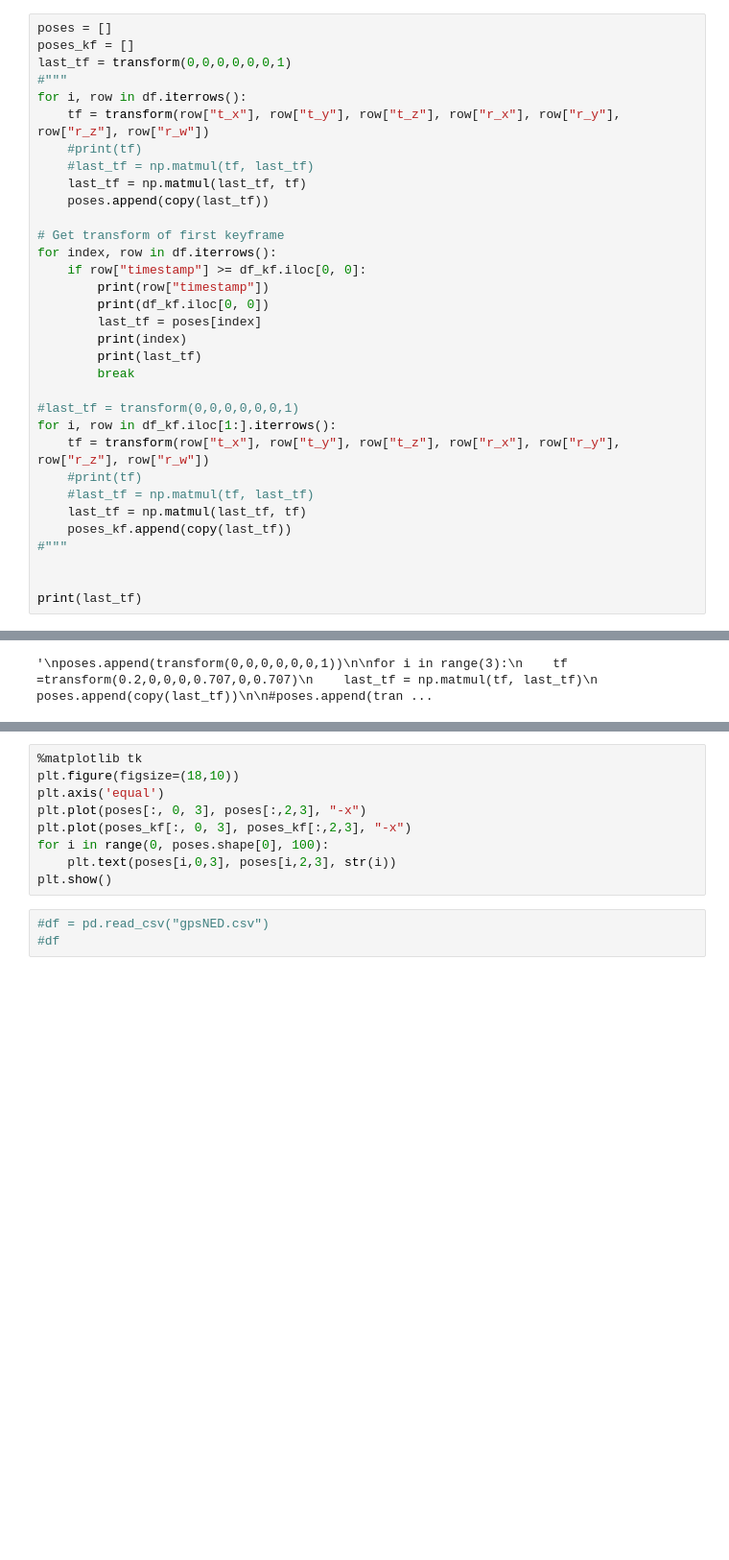
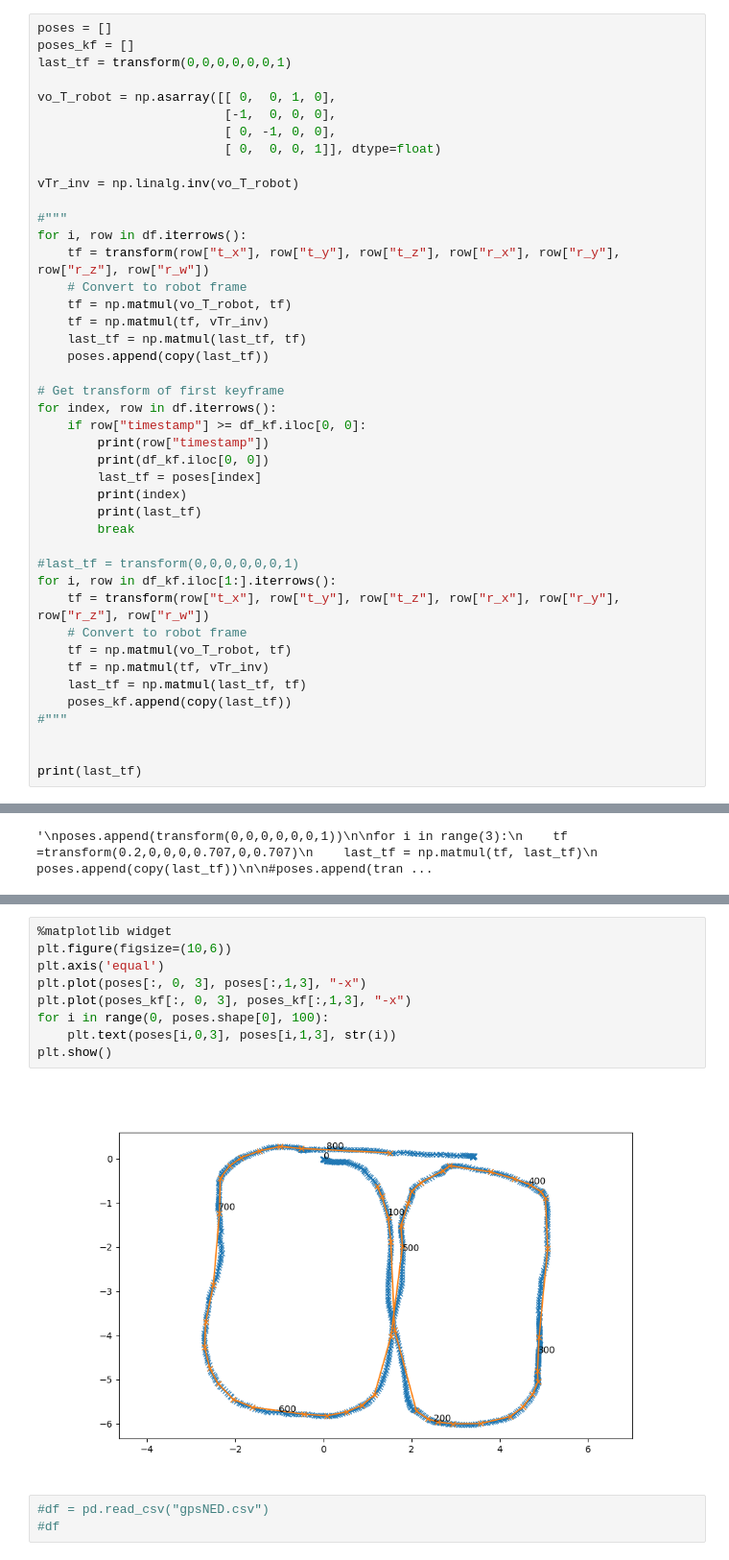
Before and after one commit to tbabluct/gtsam-jupyter, a Jupyter notebook: plot_vo.ipynb, the cells around one changed output, grey strips where cells are left out. Shown at 96% size. Saved outputs shown, nothing was run; the diff lists cells and outputs as text; blank space fills up the shorter version.

```diff
--- a/plot_vo.ipynb
+++ b/plot_vo.ipynb
@@ -56,11 +56,20 @@ df_kf
 poses = []
 poses_kf = []
 last_tf = transform(0,0,0,0,0,0,1)
+
+vo_T_robot = np.asarray([[ 0,  0, 1, 0],
+                         [-1,  0, 0, 0],
+                         [ 0, -1, 0, 0],
+                         [ 0,  0, 0, 1]], dtype=float)
+
+vTr_inv = np.linalg.inv(vo_T_robot)
+
 #"""
 for i, row in df.iterrows():
     tf = transform(row["t_x"], row["t_y"], row["t_z"], row["r_x"], row["r_y"], row["r_z"], row["r_w"])
-    #print(tf)
-    #last_tf = np.matmul(tf, last_tf)
+    # Convert to robot frame
+    tf = np.matmul(vo_T_robot, tf)
+    tf = np.matmul(tf, vTr_inv)
     last_tf = np.matmul(last_tf, tf)
     poses.append(copy(last_tf))
 
@@ -77,8 +86,9 @@ for index, row in df.iterrows():
 #last_tf = transform(0,0,0,0,0,0,1)
 for i, row in df_kf.iloc[1:].iterrows():
     tf = transform(row["t_x"], row["t_y"], row["t_z"], row["r_x"], row["r_y"], row["r_z"], row["r_w"])
-    #print(tf)
-    #last_tf = np.matmul(tf, last_tf)
+    # Convert to robot frame
+    tf = np.matmul(vo_T_robot, tf)
+    tf = np.matmul(tf, vTr_inv)
     last_tf = np.matmul(last_tf, tf)
     poses_kf.append(copy(last_tf))
 #"""
@@ -124,12 +134,14 @@ poses_kf.shape
 # %%
-%matplotlib tk
-plt.figure(figsize=(18,10))
+%matplotlib widget
+plt.figure(figsize=(10,6))
 plt.axis('equal')
-plt.plot(poses[:, 0, 3], poses[:,2,3], "-x")
-plt.plot(poses_kf[:, 0, 3], poses_kf[:,2,3], "-x")
+plt.plot(poses[:, 0, 3], poses[:,1,3], "-x")
+plt.plot(poses_kf[:, 0, 3], poses_kf[:,1,3], "-x")
 for i in range(0, poses.shape[0], 100):
-    plt.text(poses[i,0,3], poses[i,2,3], str(i))
+    plt.text(poses[i,0,3], poses[i,1,3], str(i))
 plt.show()
+# %% [output]
+[figure, added]
 # %%
 #df = pd.read_csv("gpsNED.csv")
 #df
```
Also changed, not shown: parts of 5 cells of this notebook, 4 other files.
